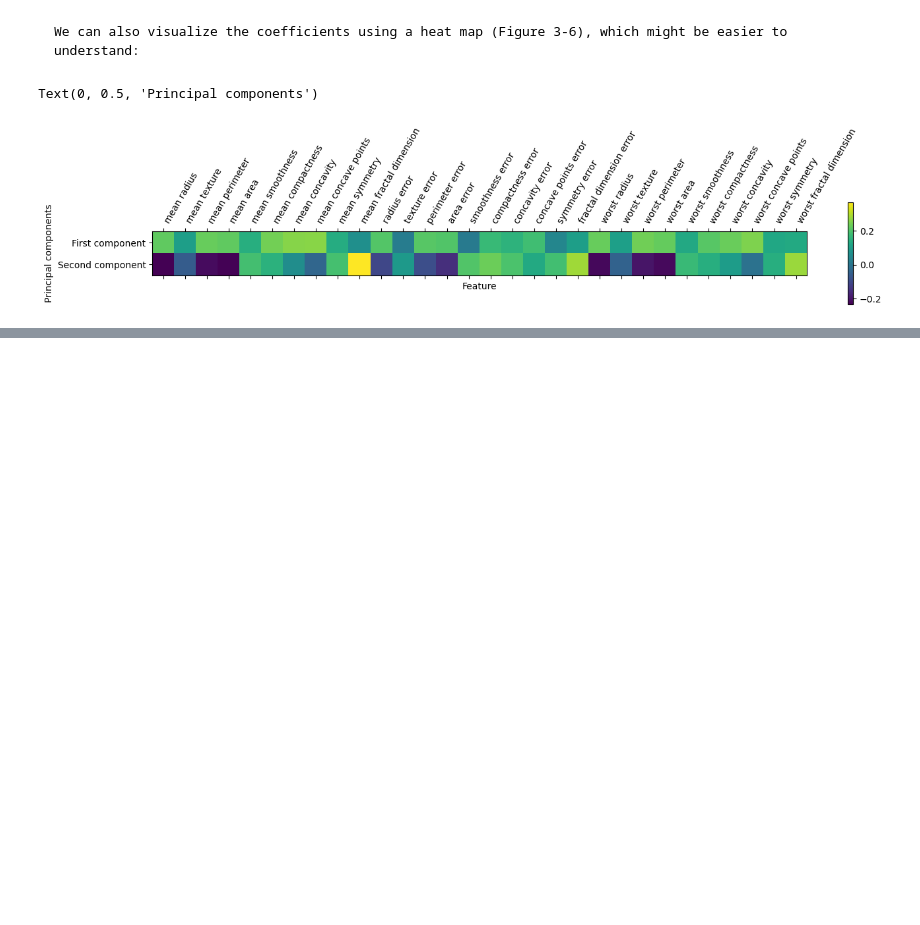
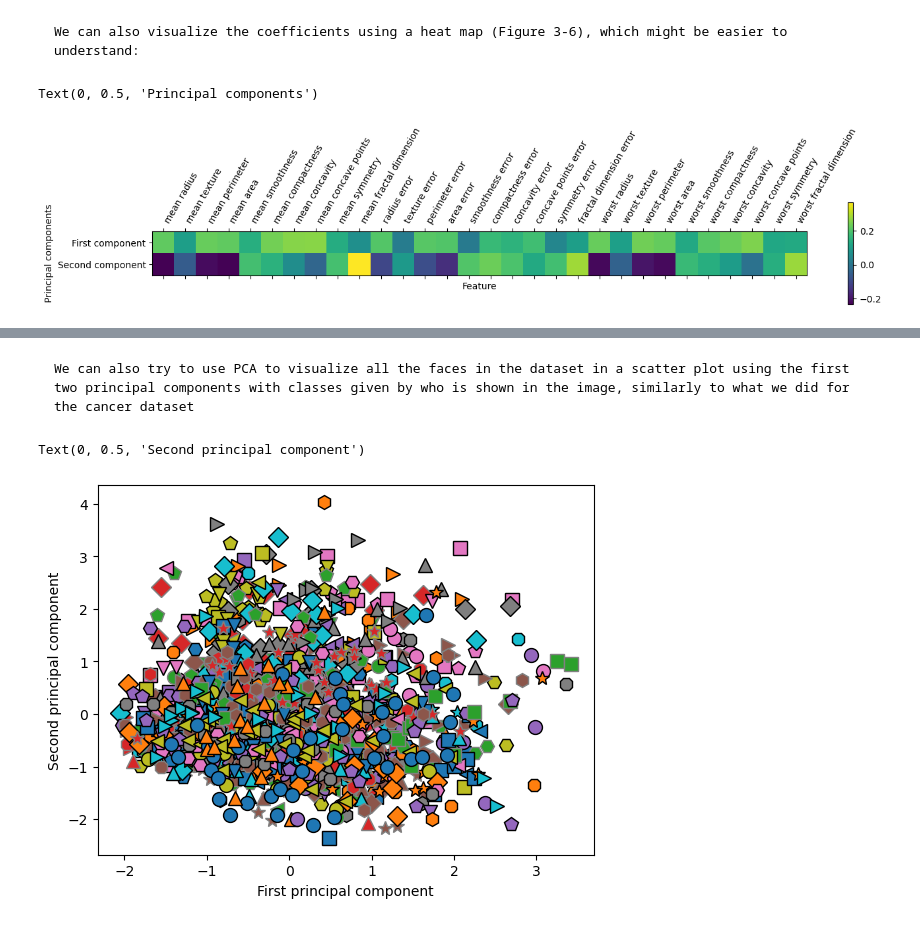
Before and after one commit to Coastpure/Intro-to-ML-with-Python, a Jupyter notebook: 03-unsupervised-learning.ipynb, the cells around one changed output, grey strips where cells are left out. Cells and saved outputs as stored; diff of their text form; code cells hidden in the pictures; blank space fills up the shorter version.

```diff
--- a/03-unsupervised-learning.ipynb
+++ b/03-unsupervised-learning.ipynb
@@ -360,0 +496,9 @@ Text(0, 0.5, 'Principal components')
+# %% [markdown]
+    We can also try to use PCA to visualize all the faces in the dataset in a scatter plot using the first two principal components with classes given by who is shown in the image, similarly to what we did for the cancer dataset
+# %%
+mglearn.discrete_scatter(X_train_pca[:, 0], X_train_pca[:, 1], y_train)
+plt.xlabel("First principal component")
+plt.ylabel("Second principal component")
+# %% [output]
+Text(0, 0.5, 'Second principal component')
+[figure, added]
```
Also changed, not shown: parts of 22 cells of this notebook.
